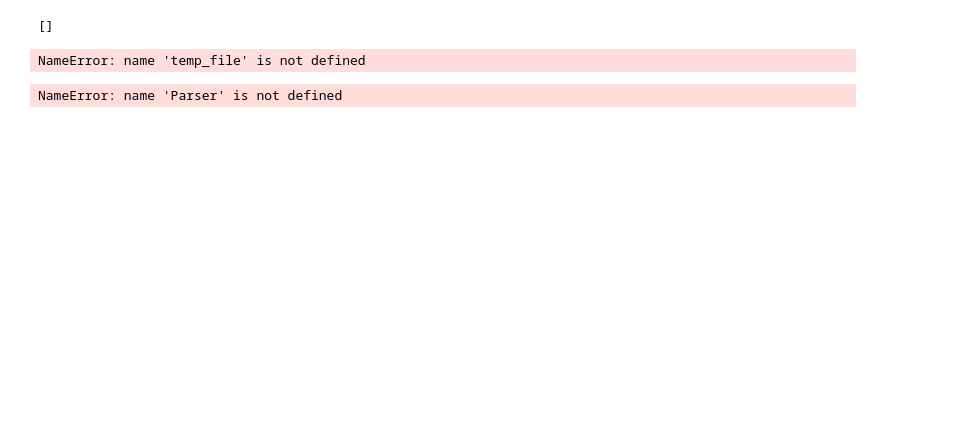
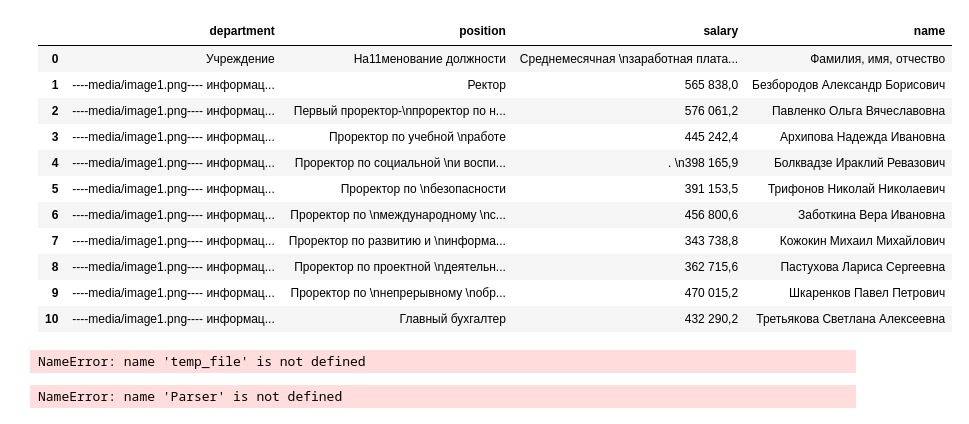
Before and after one commit to kbondar17/declarations-parser, a Jupyter notebook: parser/universal_parser.ipynb, the cells around one changed output. Drawn from its saved outputs; the diff is of its cells as text; code cells hidden in the pictures; blank space fills up the shorter version.

```diff
--- a/parser/universal_parser.ipynb
+++ b/parser/universal_parser.ipynb
@@ -194,6 +194,15 @@ class DataCleaner:
         df.drop(to_remove, inplace=True)
         return df
 
+    @staticmethod
+    def convert_salary(df: pd.DataFrame):
+        def converter(salary):
+            pass
+
+    pass
+
+
+
     def merge_if_three_names(df:pd.DataFrame):
         # TODO: !!!!
         pass
@@ -338,7 +347,8 @@ class Parser:
                         # проверяем на наличие вложенных таблиц и фио, разнесенных на несколько стаоблцов
                         table = self.parse_correct_headers.parse(table)
                         # убираем лишние ячейки и символы
-                        table = self.data_cleaner.clean_df(table)
+
+                        #table = self.data_cleaner.clean_df(table)
                         parsed_tables.append(table)
                     break
 
@@ -357,7 +367,7 @@ class Parser:
                 # проверяем на наличие вложенных таблиц и фио, разнесенных на несколько стаоблцов
                 table = self.parse_correct_headers.parse(table)
                 # убираем лишние ячейки и символы
-                table = self.data_cleaner.clean_df(table)
+                # table = self.data_cleaner.clean_df(table)
                 parsed_tables.append(table)
 
 
@@ -813,18 +776,53 @@ df
+# %%
+file = r"D:\PROGR\LEARN_PYTHON\Declarator\declarations-parser\data_ids\pdf\converted\189551_2020_Rektor,_prorektory,_glavnyi_bukhgalter.pdf"
+parser = Parser()
+# res = parser.parse_file(Path(file))
+res
+# cleaner = DataCleaner()
+# cleaner.clean_df(res)
+
+#incor_parser = IncorrectHeaders()
+#okli, tables = incor_parser.parse(Path(file))
+# parser.rename_col(tables[0].columns)
+#table = tables[0]
+
+
+# table.columns = [parser.rename_col(col) for col in table.columns]
+# cols_to_leave = [col for col in table.columns if col in parser.cols_we_need]
+# cols_to_leave = set(cols_to_leave)
+# table = table[cols_to_leave]
+# test_df = parser.parse_correct_headers.parse(table)
+# parser.data_cleaner.clean_df(test_df)
+# %% [output]
+|  | department | position | salary | name |
+| 0 | Учреждение | На11менование должности | Среднемесячная \nзаработная плата... | Фамилия, имя, отчество |
+| 1 | ----media/image1.png---- информац... | Ректор | 565 838,0 | Безбородов Александр Борисович |
+| 2 | ----media/image1.png---- информац... | Первый проректор-\nпроректор по н... | 576 061,2 | Павленко Ольга Вячеславовна |
+| 3 | ----media/image1.png---- информац... | Проректор по учебной \nработе | 445 242,4 | Архипова Надежда Ивановна |
+| 4 | ----media/image1.png---- информац... | Проректор по социальной \nи воспи... | . \n398 165,9 | Болквадзе Ираклий Ревазович |
+| 5 | ----media/image1.png---- информац... | Проректор по \nбезопасности | 391 153,5 | Трифонов Николай Николаевич |
+| 6 | ----media/image1.png---- информац... | Проректор по \nмеждународному \nс... | 456 800,6 | Заботкина Вера Ивановна |
+| 7 | ----media/image1.png---- информац... | Проректор по развитию и \nинформа... | 343 738,8 | Кожокин Михаил Михайлович |
+| 8 | ----media/image1.png---- информац... | Проректор по проектной \nдеятельн... | 362 715,6 | Пастухова Лариса Сергеевна |
+| 9 | ----media/image1.png---- информац... | Проректор по \nнепрерывному \nобр... | 470 015,2 | Шкаренков Павел Петрович |
+| 10 | ----media/image1.png---- информац... | Главный бухгалтер | 432 290,2 | Третьякова Светлана Алексеевна |
 # %%
-folder = r'D:\PROGR\LEARN_PYTHON\Declarator\declarations-parser'
-to_remove = []
-for file in os.listdir(folder):
-    if file.endswith('.txt'):
-        with open(f'../{file}', 'r', encoding='utf-8', errors='ignore') as f:
-            text = ''.join(f.readlines())
-            if 'ValueError: The truth value of a Series is ambiguous. Use a.empty, a.bool(), a.item(), a.any() or a.all().' in text:
-                to_remove.append(file)
+# folder = r'D:\PROGR\LEARN_PYTHON\Declarator\declarations-parser'
+# files_to_parse = []
+# for file in os.listdir(folder):
+#     if file.endswith('.txt'):
+#         with open(f'../{file}', 'r', encoding='utf-8', errors='ignore') as f:
+#             text = ''.join(f.readlines())
+#             if "AttributeError: 'NoneType' object has no attribute 'applymap" in text:
+#                 files_to_parse.append(file)
+
+#files_to_parse = [e.strip('error_').strip('.txt') for e in files_to_parse]
+# with open('files_to_parse.txt', 'w') as f:
+#     f.write('\n'.join(files_to_parse))
 
 
 # for file in to_remove:
 #     os.remove(f'../{file}')
-# %% [output]
-[]
 # %%
 # # file = r"D:\PROGR\LEARN_PYTHON\Declarator\declarations-parser\data_ids\pdf\converted\temp\Итог1.pdf"
 # file = r"D:\PROGR\LEARN_PYTHON\Declarator\declarations-parser\data_ids\pdf\83300_2018_Rukovoditeli,_zamestiteli_i_glavnye_bukhgaltery_podvedomstvennykh_uchrezhdenii_(FGUP).pdf"
```
Also changed, not shown: parts of 2 cells of this notebook, 4 other files.
